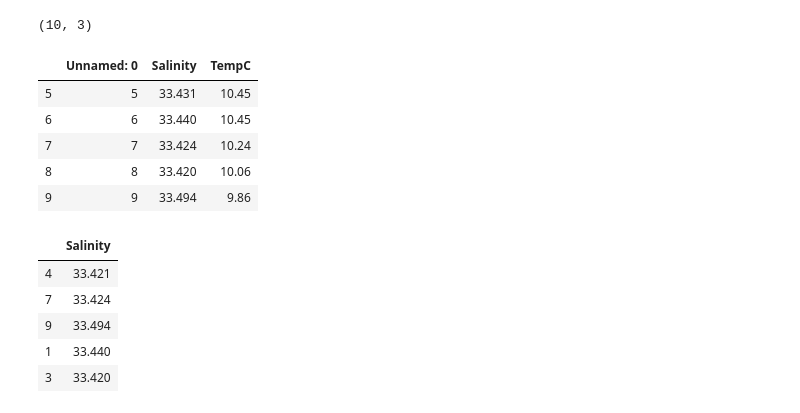
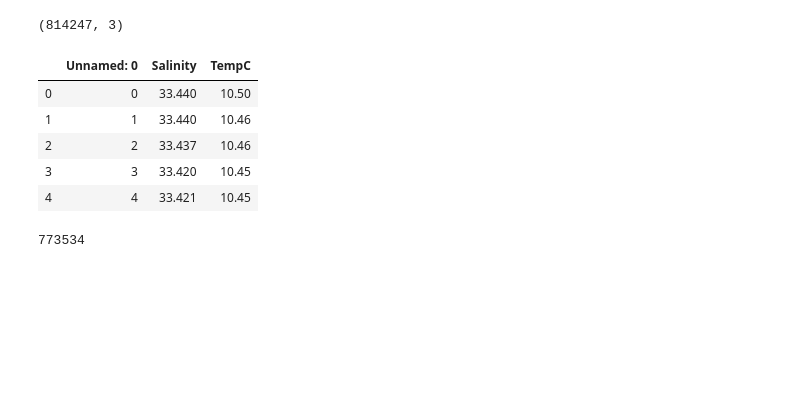
Before and after one commit to jtfan3/data_projects, a Jupyter notebook: linear_regression_calcofi_scratch/salinity_to_water_TempC.ipynb, the cells around one changed output. Saved outputs shown, nothing was run; the diff lists cells and outputs as text; code cells hidden in the pictures; blank space fills up the shorter version.

```diff
--- a/linear_regression_calcofi_scratch/salinity_to_water_TempC.ipynb
+++ b/linear_regression_calcofi_scratch/salinity_to_water_TempC.ipynb
@@ -9,27 +9,21 @@ from sklearn.metrics import mean_squared_error
 df = pd.read_csv('salinityTempC.csv')
 df = df[np.isfinite(df['Salinity'])]
 df = df[np.isfinite(df['TempC'])]
-df = df[:10]
+# df = df[:10]
 df.shape
 # %% [output]
-(10, 3)
+(814247, 3)
 # %%
-df.tail()
+df.head()
 # %% [output]
 |  | Unnamed: 0 | Salinity | TempC |
-| 5 | 5 | 33.431 | 10.45 |
-| 6 | 6 | 33.440 | 10.45 |
-| 7 | 7 | 33.424 | 10.24 |
-| 8 | 8 | 33.420 | 10.06 |
-| 9 | 9 | 33.494 | 9.86 |
+| 0 | 0 | 33.440 | 10.50 |
+| 1 | 1 | 33.440 | 10.46 |
+| 2 | 2 | 33.437 | 10.46 |
+| 3 | 3 | 33.420 | 10.45 |
+| 4 | 4 | 33.421 | 10.45 |
 # %%
 x_train, x_test, y_train, y_test = train_test_split(df[['Salinity']],df.TempC,train_size=0.95)
+len(x_train)
+# %% [output]
+773534
-# %%
-x_train.head()
-# %% [output]
-|  | Salinity |
-| 4 | 33.421 |
-| 7 | 33.424 |
-| 9 | 33.494 |
-| 1 | 33.440 |
-| 3 | 33.420 |
```
Also changed, not shown: parts of 13 cells of this notebook, 2 other files.
